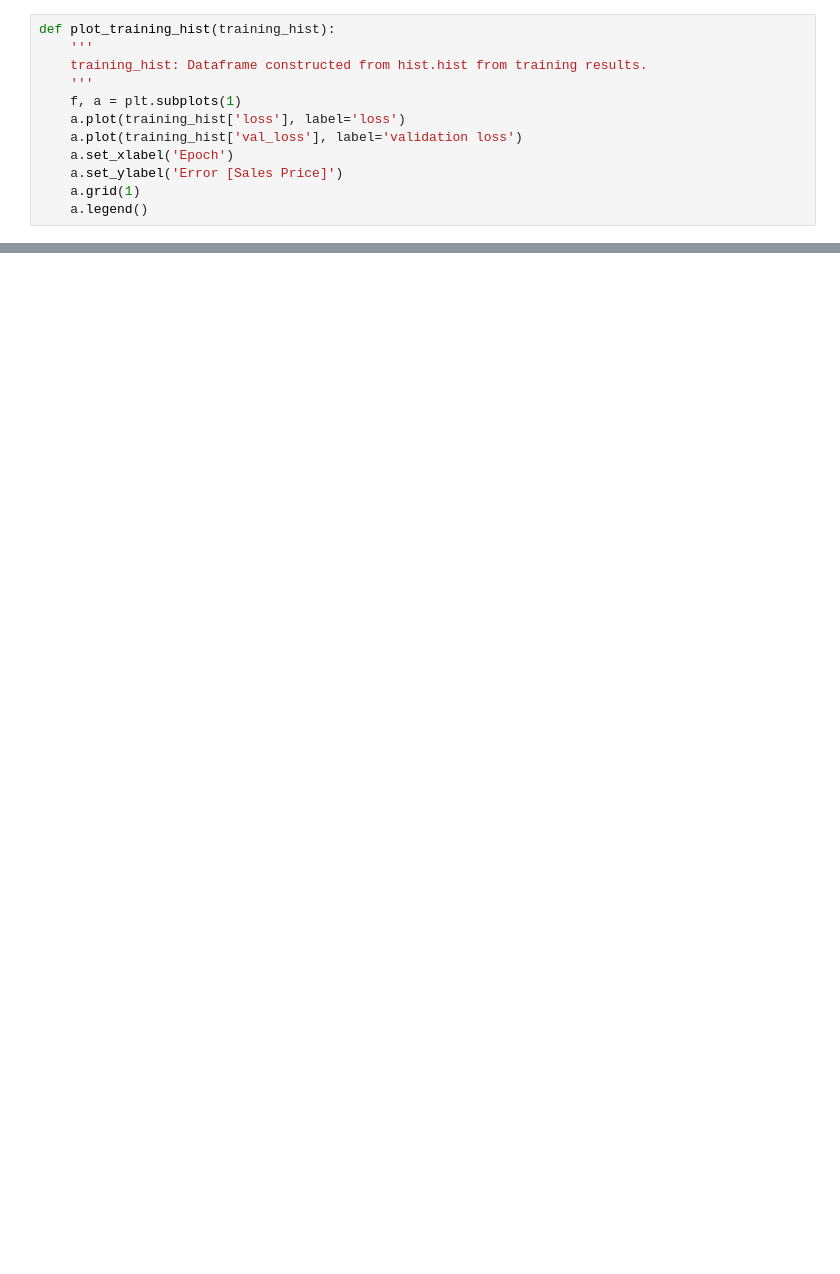
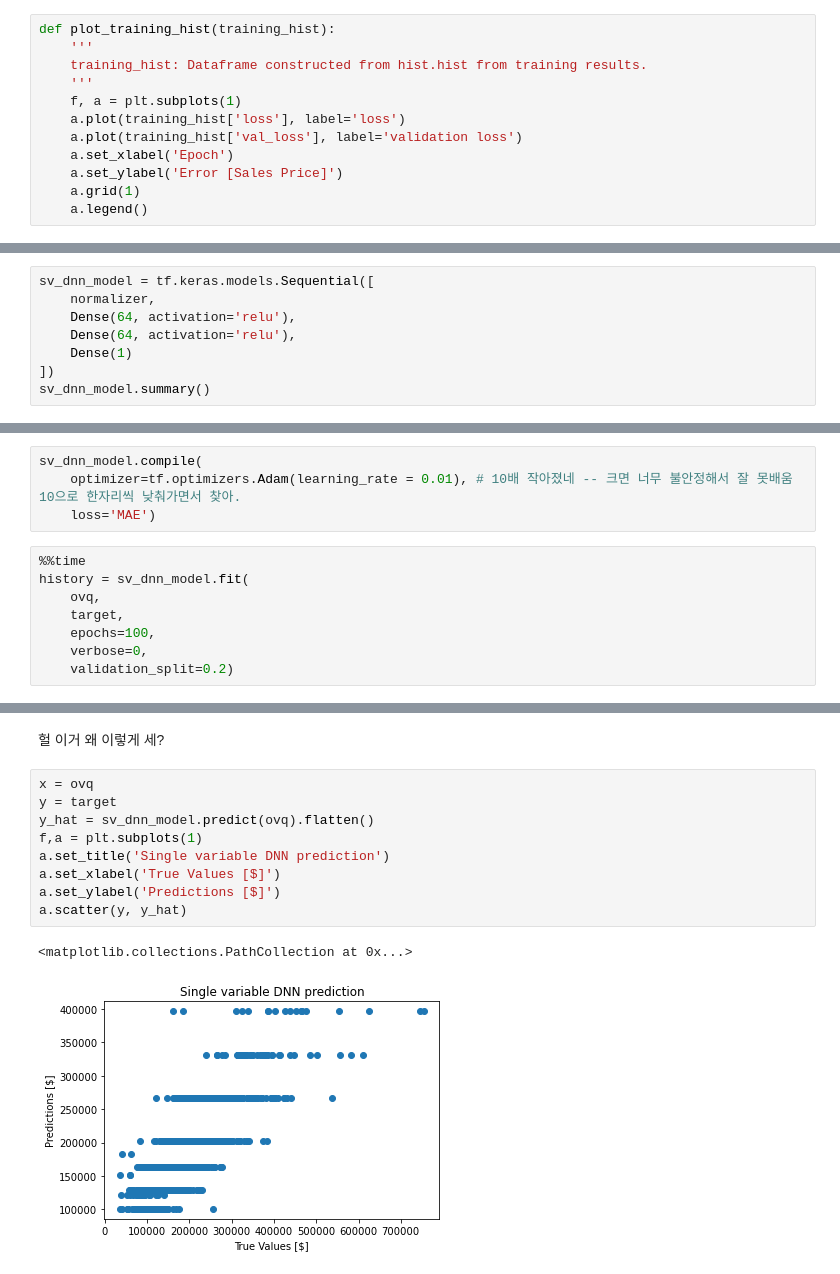
Before and after one commit to jaykye/HousePricePrediction, a Jupyter notebook: explore.ipynb, the cells around one changed output, grey strips where cells are left out. Cells and saved outputs as stored; diff of their text form; blank space fills up the shorter version.

```diff
--- a/explore.ipynb
+++ b/explore.ipynb
@@ -184,0 +202,8 @@ plot_training_hist(training_hist)
+# %%
+sv_dnn_model = tf.keras.models.Sequential([
+    normalizer,
+    Dense(64, activation='relu'),
+    Dense(64, activation='relu'),
+    Dense(1)
+])
+sv_dnn_model.summary()
@@ -184,0 +227,12 @@ plot_training_hist(training_hist)
+# %%
+sv_dnn_model.compile(
+    optimizer=tf.optimizers.Adam(learning_rate = 0.01), # 10배 작아졌네 -- 크면 너무 불안정해서 잘 못배움 10으로 한자리씩 낮춰가면서 찾아.
+    loss='MAE')
+# %%
+%%time
+history = sv_dnn_model.fit(
+    ovq,
+    target,
+    epochs=100,
+    verbose=0,
+    validation_split=0.2)
@@ -184,0 +247,14 @@ plot_training_hist(training_hist)
+# %% [markdown]
+헐 이거 왜 이렇게 세?
+# %%
+x = ovq
+y = target
+y_hat = sv_dnn_model.predict(ovq).flatten()
+f,a = plt.subplots(1)
+a.set_title('Single variable DNN prediction')
+a.set_xlabel('True Values [$]')
+a.set_ylabel('Predictions [$]')
+a.scatter(y, y_hat)
+# %% [output]
+<matplotlib.collections.PathCollection at 0x...>
+[figure, added]
```
Also changed, not shown: parts of 38 cells of this notebook, 2 other files.
